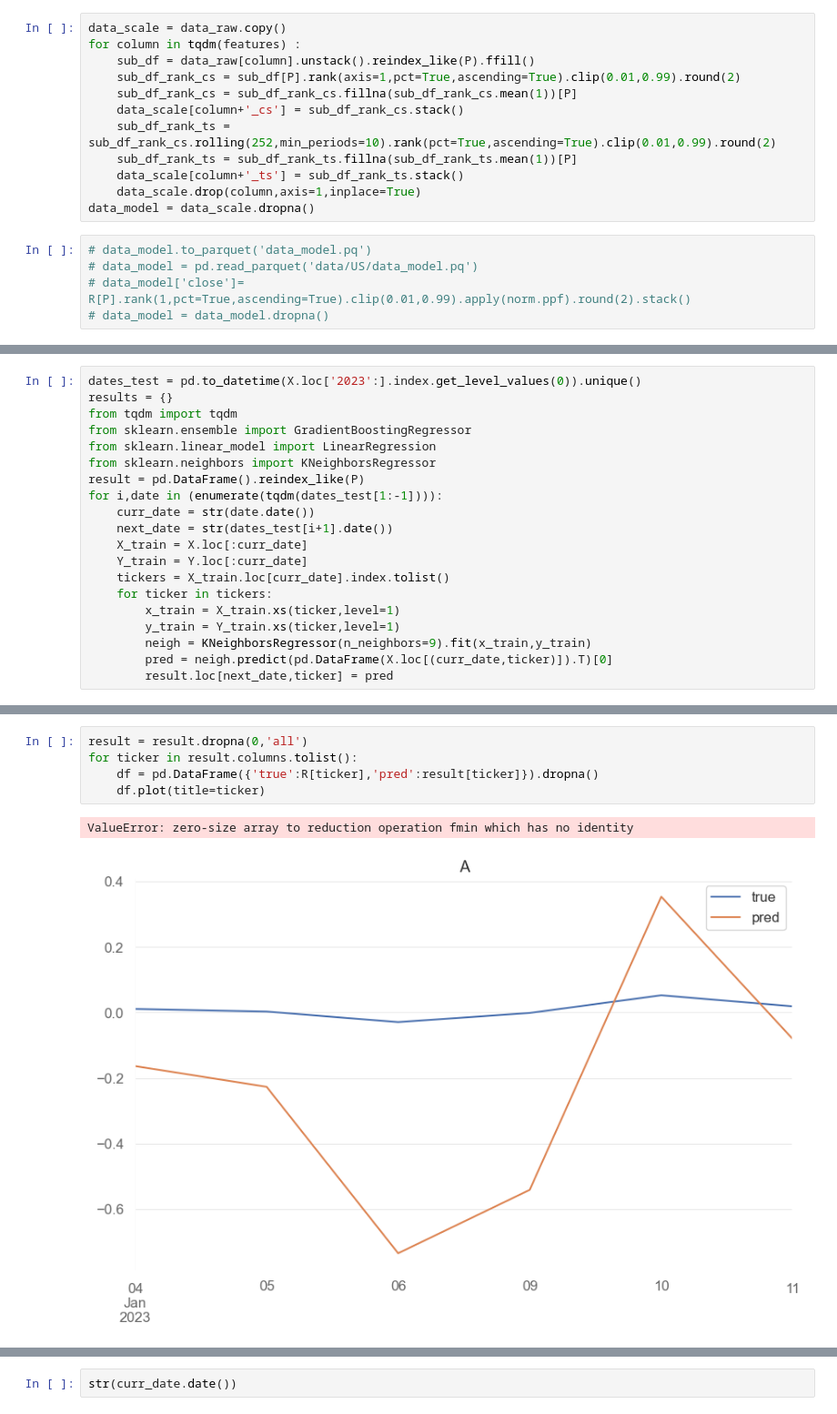
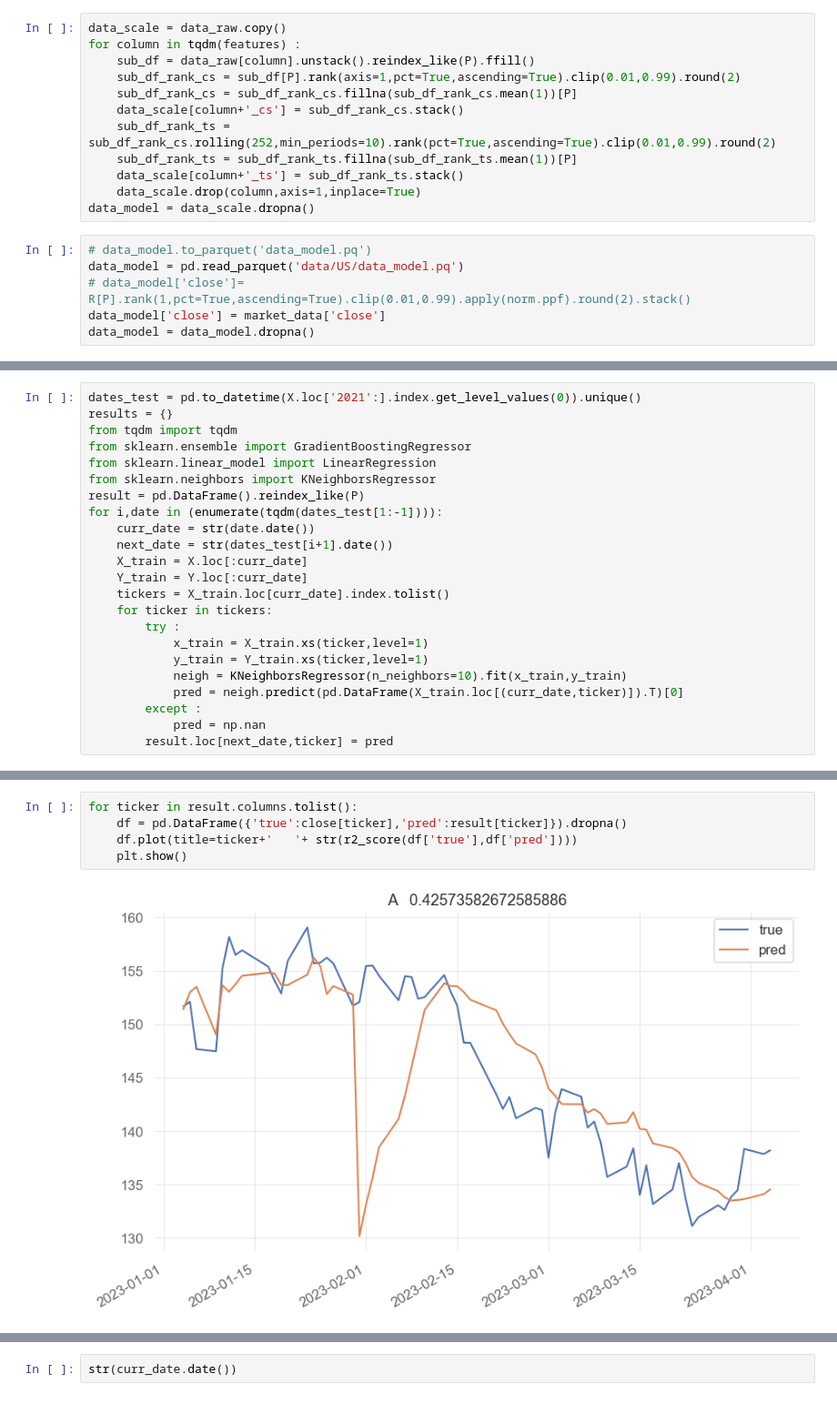
Before and after one commit to nabz78350/backtesting, a Jupyter notebook: alpha_github.ipynb, the cells around one changed output, grey strips where cells are left out. Shown at 91% size. Drawn from its saved outputs; the diff is of its cells as text.

```diff
--- a/alpha_github.ipynb
+++ b/alpha_github.ipynb
@@ -223,9 +223,10 @@ for column in tqdm(features) :
 data_model = data_scale.dropna()
 # %%
 # data_model.to_parquet('data_model.pq')
-# data_model = pd.read_parquet('data/US/data_model.pq')
+data_model = pd.read_parquet('data/US/data_model.pq')
 # data_model['close']= R[P].rank(1,pct=True,ascending=True).clip(0.01,0.99).apply(norm.ppf).round(2).stack()
-# data_model = data_model.dropna()
+data_model['close'] = market_data['close']
+data_model = data_model.dropna()
 # %%
 Y = data_model.iloc[:,0]
 X= data_model.iloc[:,1:]
@@ -252,5 +252,5 @@ X_test
 # %%
-dates_test = pd.to_datetime(X.loc['2023':].index.get_level_values(0)).unique()
+dates_test = pd.to_datetime(X.loc['2021':].index.get_level_values(0)).unique()
 results = {}
 from tqdm import tqdm
 from sklearn.ensemble import GradientBoostingRegressor
@@ -264,8 +264,11 @@ for i,date in (enumerate(tqdm(dates_test[1:-1]))):
     Y_train = Y.loc[:curr_date]
     tickers = X_train.loc[curr_date].index.tolist()
     for ticker in tickers:
-        x_train = X_train.xs(ticker,level=1)
-        y_train = Y_train.xs(ticker,level=1)
-        neigh = KNeighborsRegressor(n_neighbors=9).fit(x_train,y_train)
-        pred = neigh.predict(pd.DataFrame(X.loc[(curr_date,ticker)]).T)[0]
+        try :
+            x_train = X_train.xs(ticker,level=1)
+            y_train = Y_train.xs(ticker,level=1)
+            neigh = KNeighborsRegressor(n_neighbors=10).fit(x_train,y_train)
+            pred = neigh.predict(pd.DataFrame(X_train.loc[(curr_date,ticker)]).T)[0]
+        except :
+            pred = np.nan
         result.loc[next_date,ticker] = pred
@@ -274,8 +286,7 @@ KeyboardInterrupt:
 # %%
-result = result.dropna(0,'all')
 for ticker in result.columns.tolist():
-    df = pd.DataFrame({'true':R[ticker],'pred':result[ticker]}).dropna()
-    df.plot(title=ticker)
+    df = pd.DataFrame({'true':close[ticker],'pred':result[ticker]}).dropna()
+    df.plot(title=ticker+'   '+ str(r2_score(df['true'],df['pred'])))
+    plt.show()
 # %% [output]
-ValueError: zero-size array to reduction operation fmin which has no identity
-[figure, old version]
+[figure, new version]
```
Also changed, not shown: parts of 7 cells of this notebook.
